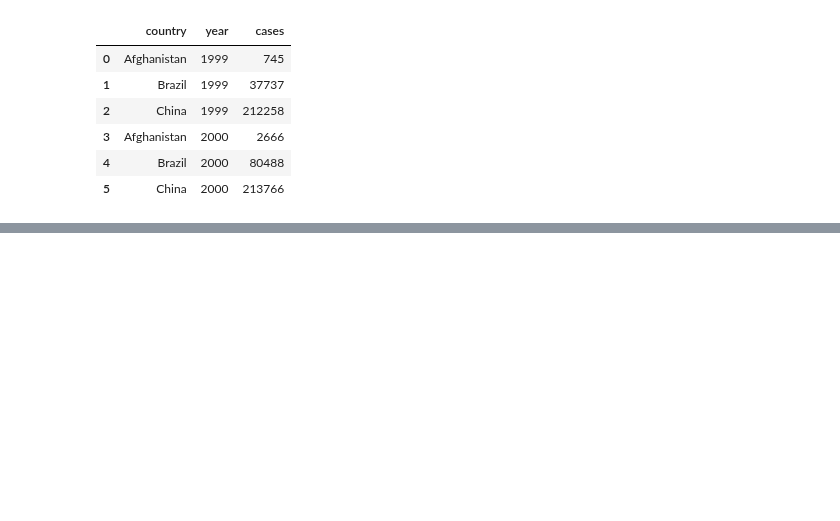
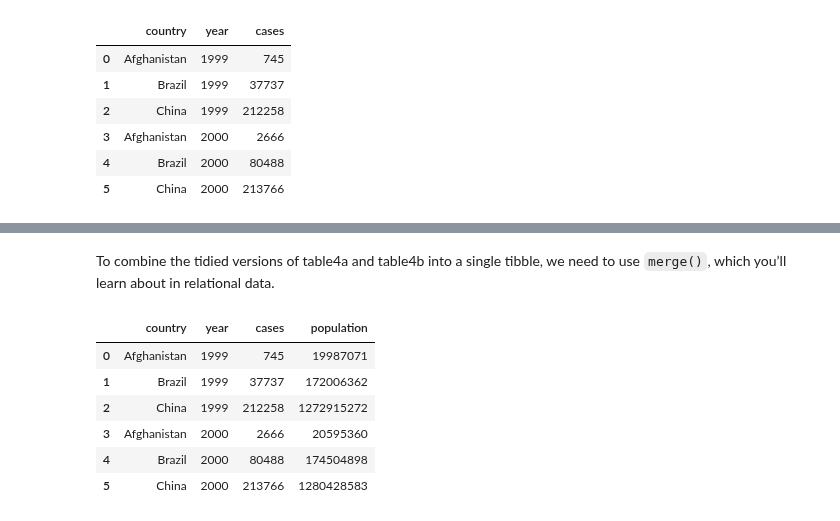
Before and after one commit to markumreed/ds4b, a Jupyter notebook: python_ds4b/02_wrangle/03_tidy_data.ipynb, the cells around one changed output, grey strips where cells are left out. Cells and saved outputs as stored; diff of their text form; code cells hidden in the pictures; blank space fills up the shorter version.

```diff
--- a/python_ds4b/02_wrangle/03_tidy_data.ipynb
+++ b/python_ds4b/02_wrangle/03_tidy_data.ipynb
@@ -196,12 +197,13 @@ To tidy a dataset like this, we need to **melt** (gather) those columns into a n
 
 Together those parameters generate the call to `pd.melt()`
 # %%
-pd.melt(table4a,
+table4a = pd.melt(table4a,
         id_vars=["country"],
         value_vars=["1999","2000"],
         var_name = "year",
         value_name="cases"
         )
+table4a
 # %% [output]
 |  | country | year | cases |
 | 0 | Afghanistan | 1999 | 745 |
@@ -216,0 +223,14 @@ Here there are only two columns, so we list them individually. Note that “1999
+# %%
+table4b = StringIO("""country|1999|2000
+Afghanistan | 19987071   | 20595360
+Brazil      | 172006362  | 174504898
+China       | 1272915272 | 1280428583""")
+table4b = pd.read_csv(table4b, sep="|")
+# %%
+table4b = pd.melt(table4b,
+        id_vars=["country"],
+        value_vars=["1999","2000"],
+        var_name = "year",
+        value_name="population"
+        )
+table4b
@@ -216,0 +245,12 @@ Here there are only two columns, so we list them individually. Note that “1999
+# %% [markdown]
+To combine the tidied versions of table4a and table4b into a single tibble, we need to use `merge()`, which you’ll learn about in relational data.
+# %%
+pd.merge(table4a, table4b, how="left", on=["country","year"])
+# %% [output]
+|  | country | year | cases | population |
+| 0 | Afghanistan | 1999 | 745 | 19987071 |
+| 1 | Brazil | 1999 | 37737 | 172006362 |
+| 2 | China | 1999 | 212258 | 1272915272 |
+| 3 | Afghanistan | 2000 | 2666 | 20595360 |
+| 4 | Brazil | 2000 | 80488 | 174504898 |
+| 5 | China | 2000 | 213766 | 1280428583 |
```
Also changed, not shown: parts of 27 cells of this notebook.
